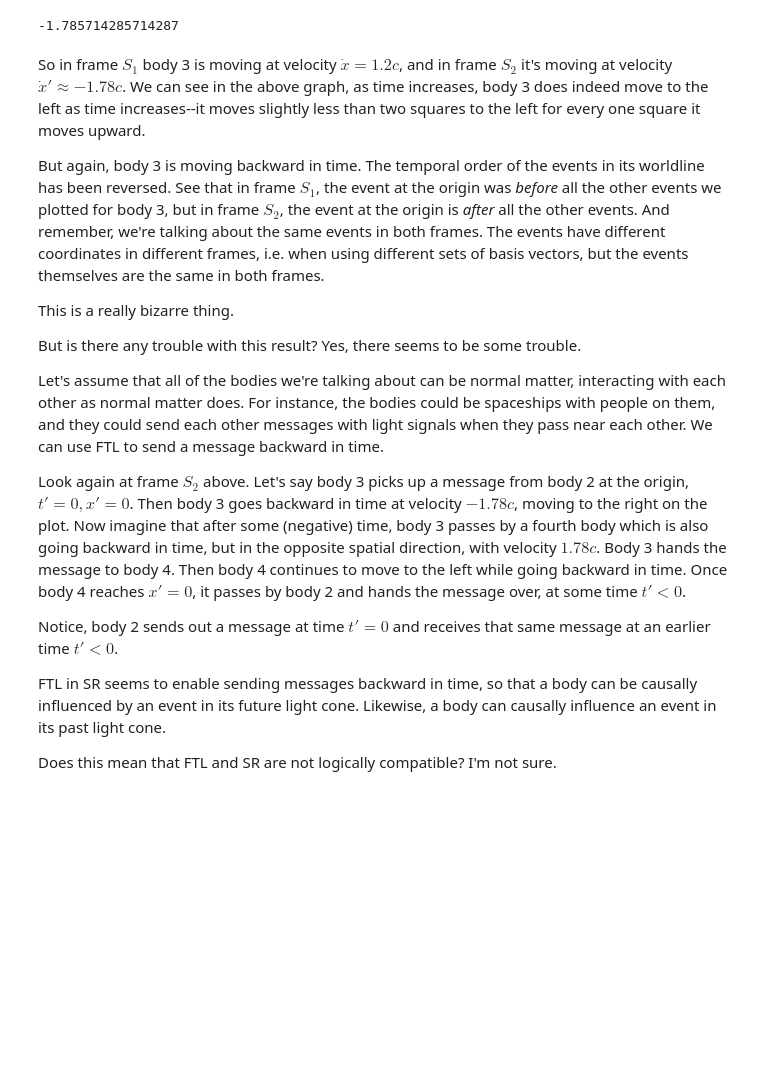
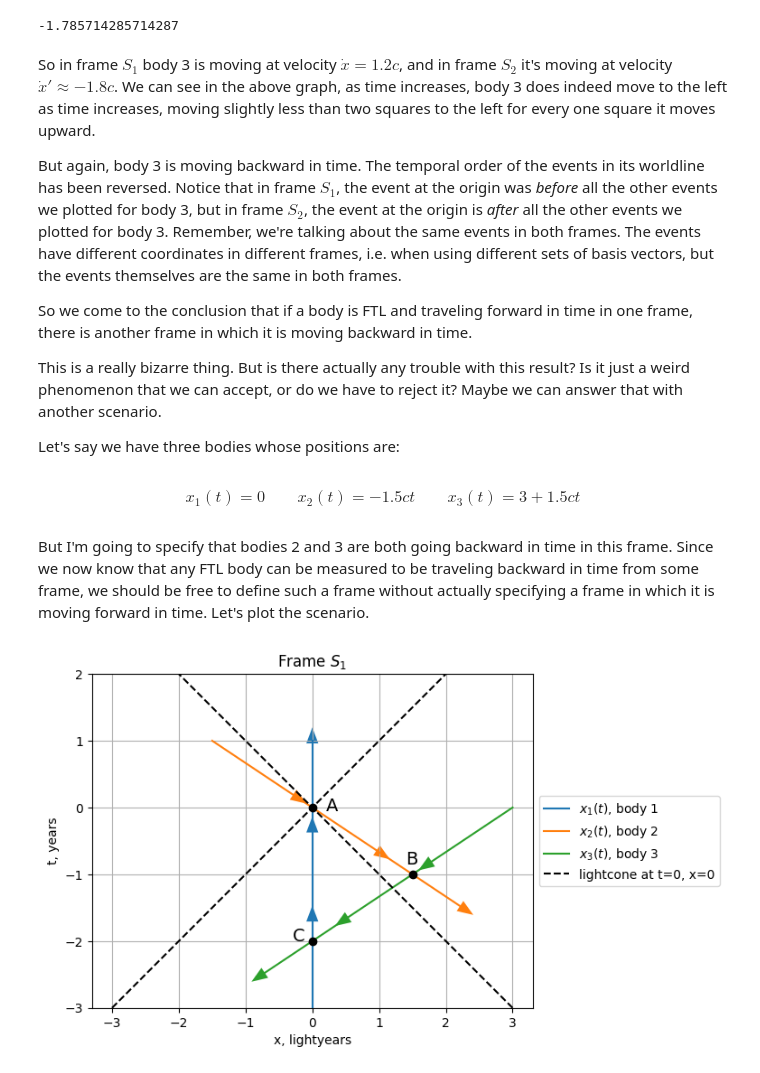
Before and after one commit to kurtamohler/notes, a Jupyter notebook: physics/FTL in SR.ipynb, the cells around one changed output. Cells and saved outputs as stored; diff of their text form; code cells hidden in the pictures; blank space fills up the shorter version.

```diff
--- a/physics/FTL in SR.ipynb
+++ b/physics/FTL in SR.ipynb
@@ -165,20 +165,54 @@ x_dot_
 # %% [output]
 -1.785714285714287
 # %% [markdown]
-So in frame $S_1$ body 3 is moving at velocity $\dot x = 1.2 c$, and in frame $S_2$ it's moving at velocity $\dot x' \approx -1.78 c$. We can see in the above graph, as time increases, body 3 does indeed move to the left as time increases--it moves slightly less than two squares to the left for every one square it moves upward.
+So in frame $S_1$ body 3 is moving at velocity $\dot x = 1.2 c$, and in frame $S_2$ it's moving at velocity $\dot x' \approx -1.8 c$. We can see in the above graph, as time increases, body 3 does indeed move to the left as time increases, moving slightly less than two squares to the left for every one square it moves upward.
 
-But again, body 3 is moving backward in time. The temporal order of the events in its worldline has been reversed. See that in frame $S_1$, the event at the origin was _before_ all the other events we plotted for body 3, but in frame $S_2$, the event at the origin is _after_ all the other events. And remember, we're talking about the same events in both frames. The events have different coordinates in different frames, i.e. when using different sets of basis vectors, but the events themselves are the same in both frames.
+But again, body 3 is moving backward in time. The temporal order of the events in its worldline has been reversed. Notice that in frame $S_1$, the event at the origin was _before_ all the other events we plotted for body 3, but in frame $S_2$, the event at the origin is _after_ all the other events we plotted for body 3. Remember, we're talking about the same events in both frames. The events have different coordinates in different frames, i.e. when using different sets of basis vectors, but the events themselves are the same in both frames.
 
-This is a really bizarre thing.
+So we come to the conclusion that if a body is FTL and traveling forward in time in one frame, there is another frame in which it is moving backward in time.
 
-But is there any trouble with this result? Yes, there seems to be some trouble.
+This is a really bizarre thing. But is there actually any trouble with this result? Is it just a weird phenomenon that we can accept, or do we have to reject it? Maybe we can answer that with another scenario.
 
-Let's assume that all of the bodies we're talking about can be normal matter, interacting with each other as normal matter does. For instance, the bodies could be spaceships with people on them, and they could send each other messages with light signals when they pass near each other. We can use FTL to send a message backward in time.
-
-Look again at frame $S_2$ above. Let's say body 3 picks up a message from body 2 at the origin, $t'=0, x'=0$. Then body 3 goes backward in time at velocity $-1.78 c$, moving to the right on the plot. Now imagine that after some (negative) time, body 3 passes by a fourth body which is also going backward in time, but in the opposite spatial direction, with velocity $1.78 c$. Body 3 hands the message to body 4. Then body 4 continues to move to the left while going backward in time. Once body 4 reaches $x'=0$, it passes by body 2 and hands the message over, at some time $t' < 0$.
-
-Notice, body 2 sends out a message at time $t' = 0$ and receives that same message at an earlier time $t' < 0$.
-
-FTL in SR seems to enable sending messages backward in time, so that a body can be causally influenced by an event in its future light cone. Likewise, a body can causally influence an event in its past light cone.
-
-Does this mean that FTL and SR are not logically compatible? I'm not sure.
+Let's say we have three bodies whose positions are:
+# %% [markdown]
+$$
+x_1(t) = 0
+\quad\quad
+x_2(t) = -1.5 c t
+\quad\quad
+x_3(t) = 3 + 1.5 c t
+$$
+# %% [markdown]
+But I'm going to specify that bodies 2 and 3 are both going backward in time in this frame. Since we now know that any FTL body can be measured to be traveling backward in time from some frame, we should be free to define such a frame without actually specifying a frame in which it is moving forward in time. Let's plot the scenario.
+# %%
+t1 = np.linspace(-3, 1, 100)
+x1 = 0 * t1
+
+t2 = np.linspace(1, -1.5, 100)
+x2 = -1.5 * c * t2
+
+t3 = np.linspace(0, -2.5, 100)
+x3 = 1.5 * c * t3 + 3
+
+plot_worldlines(
+    (t1, x1, "$x_1(t)$, body 1"),
+    (t2, x2, "$x_2(t)$, body 2"),
+    (t3, x3, "$x_3(t)$, body 3"),
+    t_limit_past=-3,
+    t_limit_future=2,
+    title='Frame $S_1$',
+    arrow_scale=0.6,
+)
+
+plt.plot(0, 0, marker='o', color='black')
+plt.annotate('A', (0.2, -0.05), fontsize=14)
+
+plt.plot(1.5, -1, marker='o', color='black')
+plt.annotate('B', (1.4, -0.85), fontsize=14)
+
+plt.plot(0, -2, marker='o', color='black')
+plt.annotate('C', (-0.3, -2), fontsize=14)
+
+plt.show()
+# %% [output]
+[figure, added]
```
Also changed, not shown: parts of 6 cells of this notebook, 2 other files.
